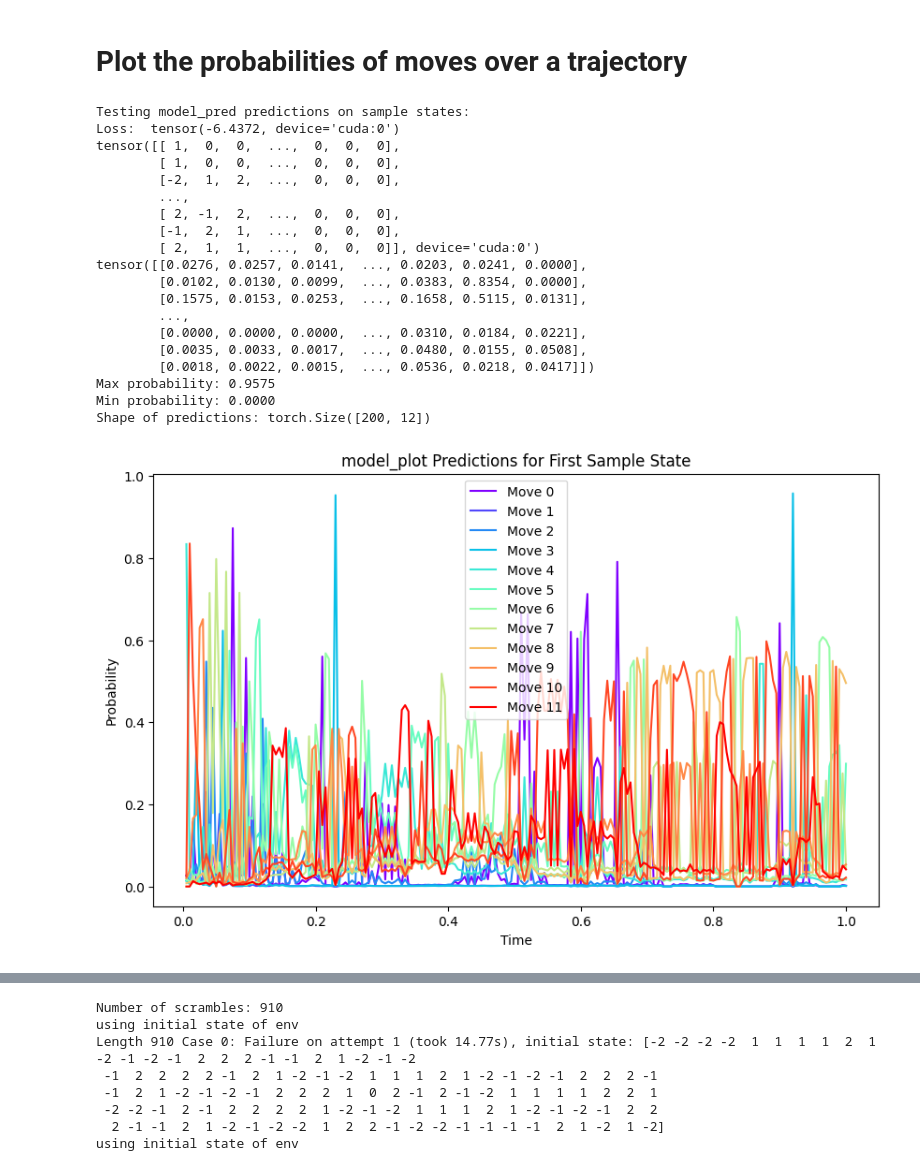
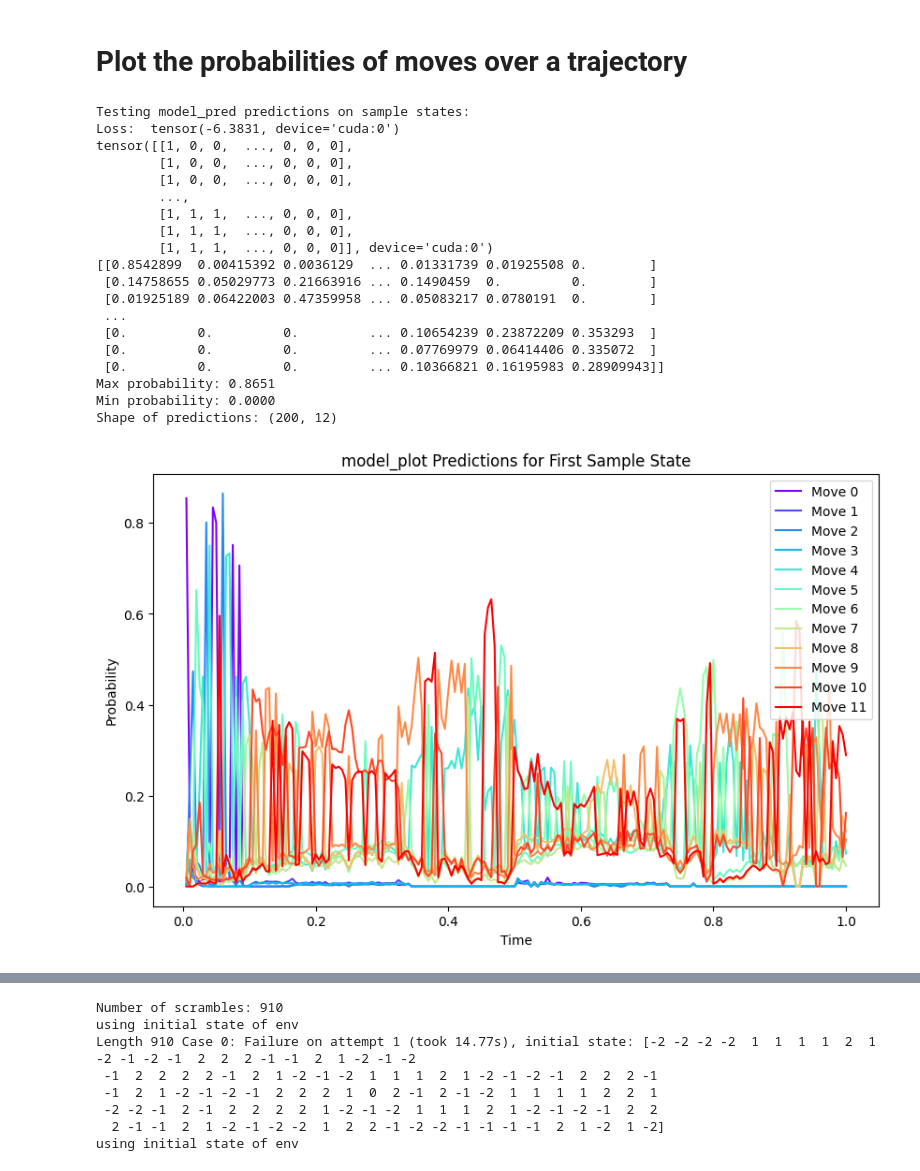
Before and after one commit to kitft/GraphDiffusion, a Jupyter notebook: AndrewsCurtis Demo.ipynb, the cells around one changed output, grey strips where cells are left out. Drawn from its saved outputs; the diff is of its cells as text; code cells hidden in the pictures.

```diff
--- a/AndrewsCurtis Demo.ipynb
+++ b/AndrewsCurtis Demo.ipynb
@@ -147,9 +148,9 @@ Model_AC(
 )
 # %%
 # Load the saved model
-# model_path = os.path.join(TrainConfig.SAVE_DIRECTORY, 'AC_presentation_max_relator_length_60_max_depth_200_FF_residual_model_1737508146__66M_1000000steps_1737508146.pth')
-# model.load_state_dict(torch.load(model_path))
-# model.eval()  # Set the model to evaluation mode
+model_path = os.path.join(TrainConfig.SAVE_DIRECTORY, 'AC_presentation_max_relator_length_60_max_depth_200_FF_residual_model_1737544545__66M_1000000steps_1737544545.pth')
+model.load_state_dict(torch.load(model_path))
+model.eval()  # Set the model to evaluation mode
 # %% [output]
 Model_AC(
   (embedding): LinearBlock(
@@ -270,4 +264,4 @@ TrainConfig.gradient_accumulation_steps = 50
 #model.to(device)
 
 #this is now a transformer model
-model,train_losses_dict = train(model, dataloader, dataloader_val,max_plot_val=30,warmup_frac=0.003,TrainConfig=TrainConfig,plot_fn=None)
+model,train_losses_dict = train(model, dataloader, dataloader_val,max_plot_val=30,warmup_frac=0.003,TrainConfig=TrainConfig,resume_id='tdycsjn0',init_step=17465,plot_fn=None)
@@ -381,7 +380,7 @@ print("Loss: ",loss)
 sample_states_test=sample_states[0,1:].to(device)
 #sample_states_test=torch.tensor(test_scrambles[0]).to(device)
 
-reverse_probs_func = reverse_diffusion_probs_from_fwd_model_and_scores(trivial_func,env,return_states_out=False)
+reverse_probs_func = reverse_diffusion_probs_from_fwd_model_and_scores(fwd_model,env,return_states_out=False)
 
 # Create time steps
 t = torch.linspace(1/TrainConfig.max_depth,1,steps=TrainConfig.max_depth).to(device)#.unsqueeze(0).repeat(sample_states.shape[0], 1).to(device)
@@ -391,57 +390,57 @@ with torch.no_grad():
     model_plot.train()
     scores = model_plot(sample_states_test, t)#.cpu().detach().numpy()
 #sample_states_test_gx = apply_all_moves_to_all_states_torch_jit(sample_states_test)
-probabilities = reverse_probs_func(sample_states_test,scores)
+probabilities = reverse_probs_func(sample_states_test,scores).cpu().detach().numpy()
 
 #probabilities = get_probabilities_from_model_output(predictions,sample_states_test,sample_states_test_gx,env,weight_contraction=TrainConfig.weight_contraction,total_relator_weight=TrainConfig.total_relator_weight,double_weight=TrainConfig.double_weight)
 #probabilities = predictions/predictions.sum(axis=-1, keepdims=True)
 #print(predictions)
 print(probabilities)
 #`print("worst is: ", probabilities[5,1])
 print(f"Max probability: {probabilities.max().item():.4f}")
 print(f"Min probability: {probabilities.min().item():.4f}")
 # Print shape of predictions
 print(f"Shape of predictions: {probabilities.shape}")
 
 # Plot predictions for the first state
 plt.figure(figsize=(10, 6))
 colors = plt.cm.rainbow(np.linspace(0, 1, env.num_moves))
 for i in range(env.num_moves):  # 12 possible moves
-    plt.plot(t.cpu().numpy()+0*1/env.num_moves*0.1, probabilities[:, i].cpu().numpy(), label=f'Move {i}', color=colors[i])
+    plt.plot(t.cpu().numpy()+0*1/env.num_moves*0.1, probabilities[:, i], label=f'Move {i}', color=colors[i])
     #plt.plot(t.cpu().numpy(), probabilities[:, i], label=f'Move {i}', color=colors[i])
 plt.title("model_plot Predictions for First Sample State")
 plt.xlabel("Time")
 plt.ylabel("Probability")
 plt.legend()
 plt.show()
 
 # Print the most likely move at the beginning and end of the time sequence for each state
 # print("\nMost likely moves:")
 # for i in range(5):
 #     start_move = torch.argmax(predictions[i, 0, :]).item()
 #     end_move = torch.argmax(predictions[i, -1, :]).item()
 #     print(f"State {i+1}: Start: Move {start_move}, End: Move {end_move}")
 # %% [output]
 Testing model_pred predictions on sample states:
-Loss:  tensor(-6.4372, device='cuda:0')
-tensor([[ 1,  0,  0,  ...,  0,  0,  0],
-        [ 1,  0,  0,  ...,  0,  0,  0],
-        [-2,  1,  2,  ...,  0,  0,  0],
+Loss:  tensor(-6.3831, device='cuda:0')
+tensor([[1, 0, 0,  ..., 0, 0, 0],
+        [1, 0, 0,  ..., 0, 0, 0],
+        [1, 0, 0,  ..., 0, 0, 0],
         ...,
-        [ 2, -1,  2,  ...,  0,  0,  0],
-        [-1,  2,  1,  ...,  0,  0,  0],
-        [ 2,  1,  1,  ...,  0,  0,  0]], device='cuda:0')
-tensor([[0.0276, 0.0257, 0.0141,  ..., 0.0203, 0.0241, 0.0000],
-        [0.0102, 0.0130, 0.0099,  ..., 0.0383, 0.8354, 0.0000],
-        [0.1575, 0.0153, 0.0253,  ..., 0.1658, 0.5115, 0.0131],
-        ...,
-        [0.0000, 0.0000, 0.0000,  ..., 0.0310, 0.0184, 0.0221],
-        [0.0035, 0.0033, 0.0017,  ..., 0.0480, 0.0155, 0.0508],
-        [0.0018, 0.0022, 0.0015,  ..., 0.0536, 0.0218, 0.0417]])
-Max probability: 0.9575
+        [1, 1, 1,  ..., 0, 0, 0],
+        [1, 1, 1,  ..., 0, 0, 0],
+        [1, 1, 1,  ..., 0, 0, 0]], device='cuda:0')
+[[0.8542899  0.00415392 0.0036129  ... 0.01331739 0.01925508 0.        ]
+ [0.14758655 0.05029773 0.21663916 ... 0.1490459  0.         0.        ]
+ [0.01925189 0.06422003 0.47359958 ... 0.05083217 0.0780191  0.        ]
+ ...
+ [0.         0.         0.         ... 0.10654239 0.23872209 0.353293  ]
+ [0.         0.         0.         ... 0.07769979 0.06414406 0.335072  ]
+ [0.         0.         0.         ... 0.10366821 0.16195983 0.28909943]]
+Max probability: 0.8651
 Min probability: 0.0000
-Shape of predictions: torch.Size([200, 12])
+Shape of predictions: (200, 12)
-[figure, old version]
+[figure, new version]
 # %%
 # Create K test scrambles by randomly sampling N moves each
 K = 1000  # Number of scrambles to generate
```
Also changed, not shown: parts of 11 cells of this notebook, 1 other file.
